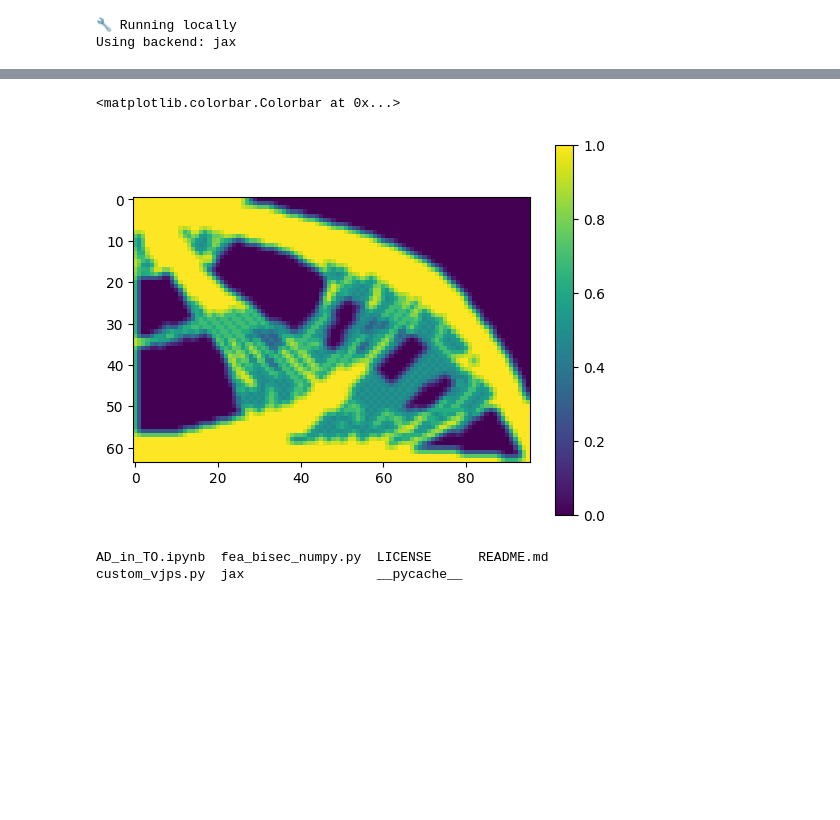
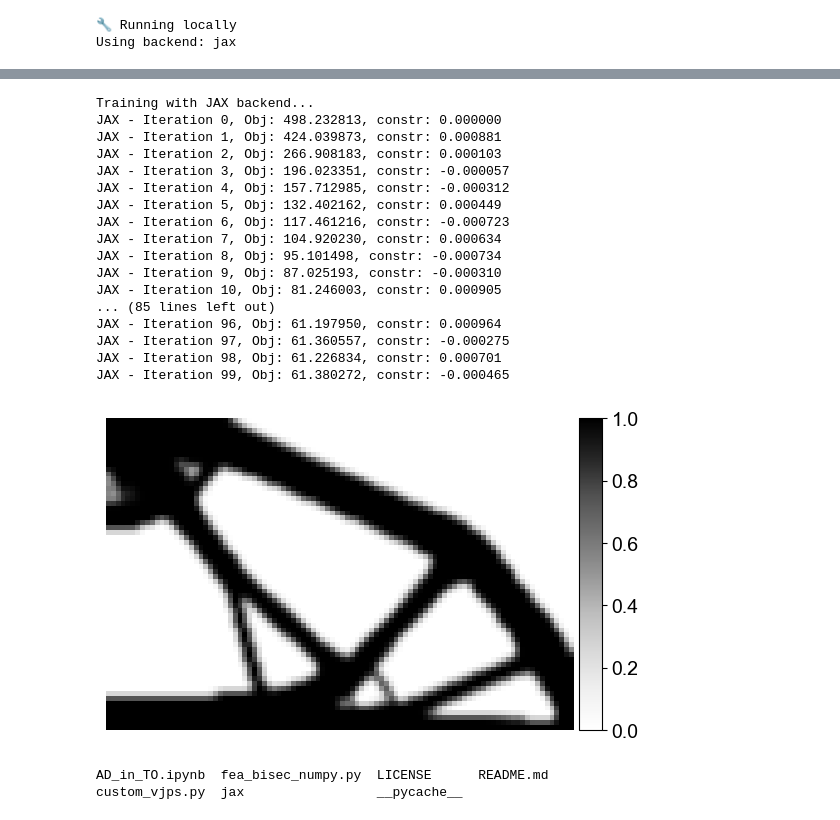
Before and after one commit to SNMS95/ADTO, a Jupyter notebook: TO.ipynb, the cells around one changed output, grey strips where cells are left out. Saved outputs shown, nothing was run; the diff lists cells and outputs as text; code cells hidden in the pictures; blank space fills up the shorter version.

```diff
--- a/TO.ipynb
+++ b/TO.ipynb
@@ -113,8 +172,48 @@ JAX - Epoch 45, Obj: 49.383986, constr: 0.000715
+# %%
+problem_data = setup_fea_problem(Nx=Nx, Ny=Ny, rmin=rmin, E0=E0, Emin=Emin, penal=penal,
+                        nu=nu)
+objs, const, designs = run_optimization(problem_data)
+# %% [output]
+Training with JAX backend...
+JAX - Iteration 0, Obj: 498.232813, constr: 0.000000
+JAX - Iteration 1, Obj: 424.039873, constr: 0.000881
+JAX - Iteration 2, Obj: 266.908183, constr: 0.000103
+JAX - Iteration 3, Obj: 196.023351, constr: -0.000057
+JAX - Iteration 4, Obj: 157.712985, constr: -0.000312
+JAX - Iteration 5, Obj: 132.402162, constr: 0.000449
+JAX - Iteration 6, Obj: 117.461216, constr: -0.000723
+JAX - Iteration 7, Obj: 104.920230, constr: 0.000634
+JAX - Iteration 8, Obj: 95.101498, constr: -0.000734
+JAX - Iteration 9, Obj: 87.025193, constr: -0.000310
+JAX - Iteration 10, Obj: 81.246003, constr: 0.000905
+... (85 lines left out)
+JAX - Iteration 96, Obj: 61.197950, constr: 0.000964
+JAX - Iteration 97, Obj: 61.360557, constr: -0.000275
+JAX - Iteration 98, Obj: 61.226834, constr: 0.000701
+JAX - Iteration 99, Obj: 61.380272, constr: -0.000465
 # %%
 import matplotlib.pyplot as plt
-plt.imshow(design.reshape(Ny, Nx, order='F'))
-plt.colorbar()
+from mpl_toolkits.axes_grid1 import make_axes_locatable
+
+fig, ax = plt.subplots()
+
+# Plot design
+im = ax.imshow(design.reshape(Ny, Nx, order='F'), cmap="Greys")
+ax.axis("off")
+
+# Attach colorbar axis with same height
+divider = make_axes_locatable(ax)
+cax = divider.append_axes("right", size="5%", pad=0.05)  # narrow, right-side
+cbar = fig.colorbar(im, cax=cax)
+
+# Formatting
+cbar.ax.tick_params(labelsize=14)
+plt.rcParams.update({"font.sans-serif": "Arial", "font.family": "sans-serif"})
+
+# Save as PDF
+fig.savefig("design.pdf", bbox_inches="tight", dpi=300)
+
+plt.show()
 # %% [output]
-<matplotlib.colorbar.Colorbar at 0x...>
-[figure, old version]
+[figure, new version]
 # %%
```
Also changed, not shown: parts of 5 cells of this notebook, 1 other file.
